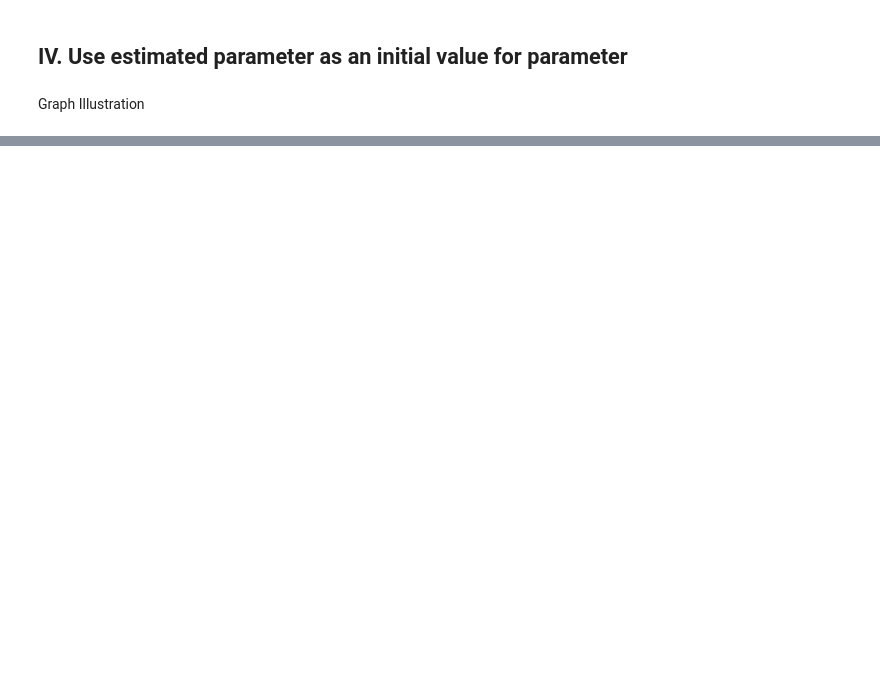
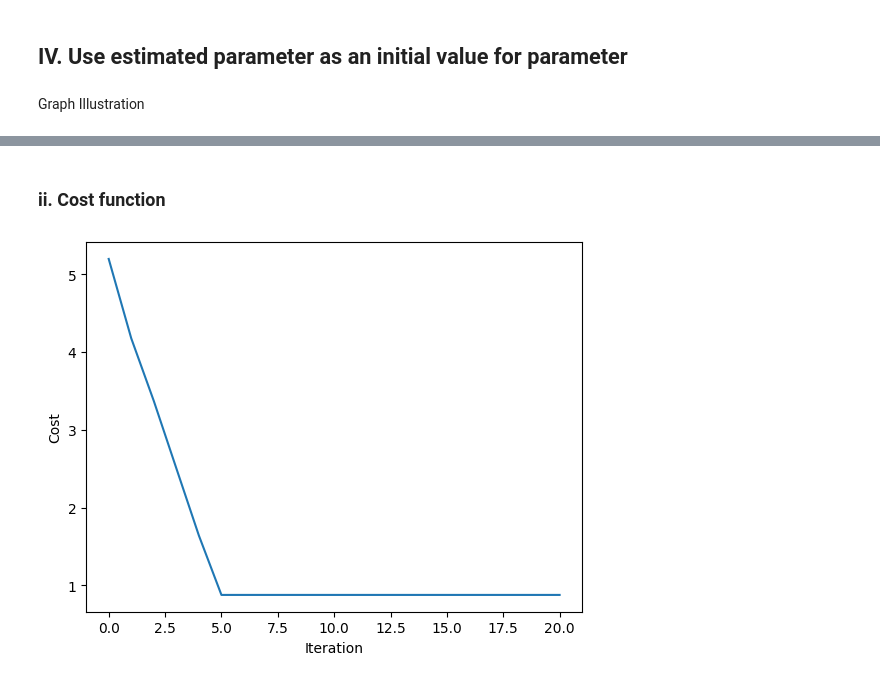
Before and after one commit to dleeim/Safe-Bayesian-Optimization, a Jupyter notebook: Benoit_Problem(Modifier_Adaptation).ipynb, the cells around one changed output, grey strips where cells are left out. Drawn from its saved outputs; the diff is of its cells as text; code cells hidden in the pictures; blank space fills up the shorter version.

```diff
--- a/Benoit_Problem(Modifier_Adaptation).ipynb
+++ b/Benoit_Problem(Modifier_Adaptation).ipynb
@@ -705,0 +691,8 @@ plt.show()
+# %% [markdown]
+### ii. Cost function
+# %%
+plt.plot(data['index'],data['cost'])
+plt.xlabel('Iteration'), plt.ylabel('Cost')
+plt.show()
+# %% [output]
+[figure, added]
```
Also changed, not shown: parts of 13 cells of this notebook, 1 other file.
